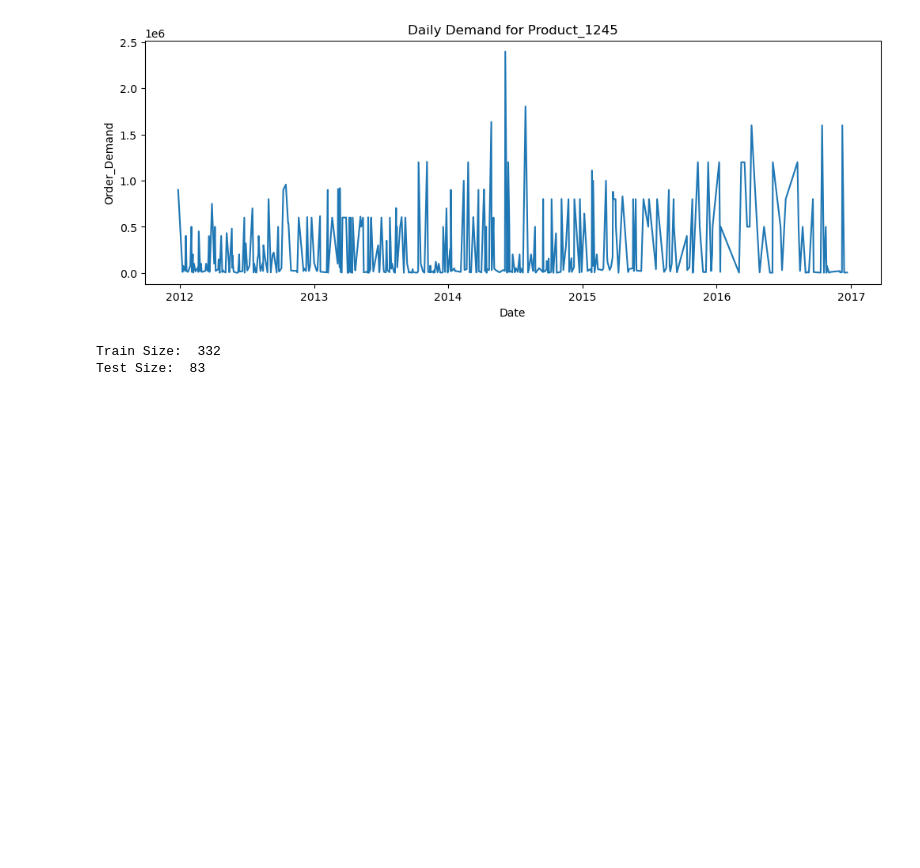
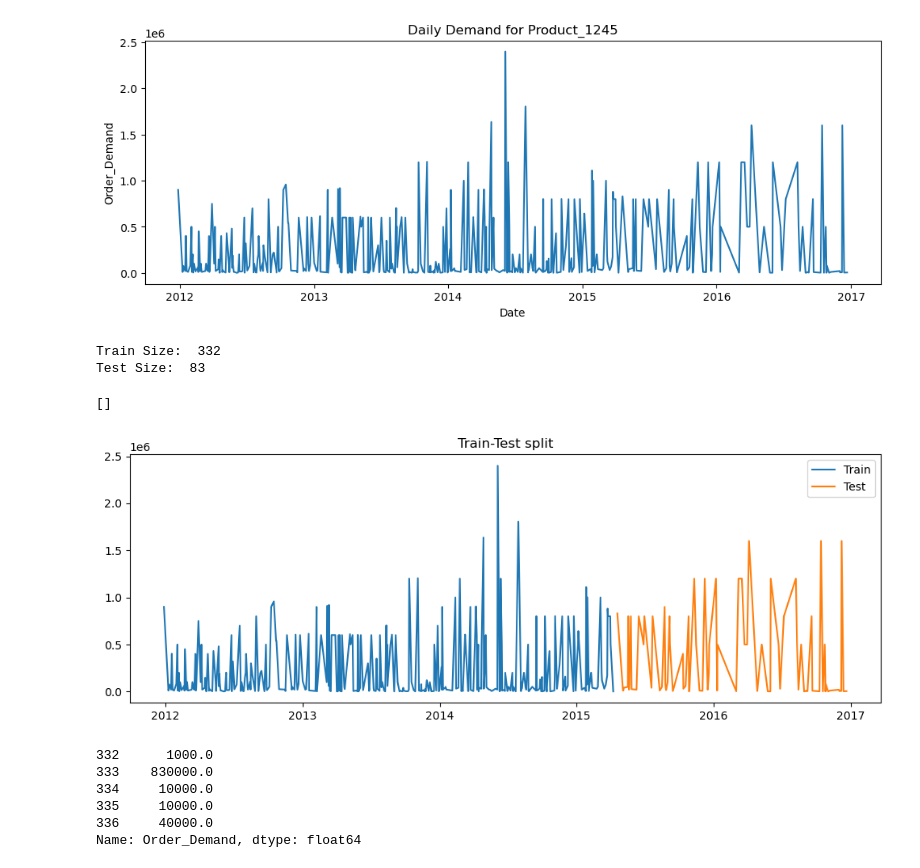
Before and after one commit to Jenish045/drift-aware-demand-forecasting-ml, a Jupyter notebook: notebooks/02_baseline_models.ipynb, the cells around one changed output. Drawn from its saved outputs; the diff is of its cells as text; code cells hidden in the pictures; blank space fills up the shorter version.

Commit message:
Implemented naive forecasting baseline

```diff
--- a/notebooks/02_baseline_models.ipynb
+++ b/notebooks/02_baseline_models.ipynb
@@ -66,6 +66,23 @@ Test Size:  83
 # %%
 plt.figure(figsize = (12,4))
 plt.plot(train["Date"], train["Order_Demand"], label = "Train")
 plt.plot(test["Date"], test["Order_Demand"], label = "Test")
 plt.legend()
-plt.title("Train-Test spli")
+plt.title("Train-Test split")
+plt.plot()
+# %% [output]
+[]
+[figure, added]
+# %%
+#naive forecast
+
+naive_prediction = test["Order_Demand"].shift(1)
+naive_prediction.iloc[0] = train["Order_Demand"].iloc[-1]
+naive_prediction.head()
+# %% [output]
+332      1000.0
+333    830000.0
+334     10000.0
+335     10000.0
+336     40000.0
+Name: Order_Demand, dtype: float64
```
Also changed, not shown: parts of 1 cell of this notebook.
